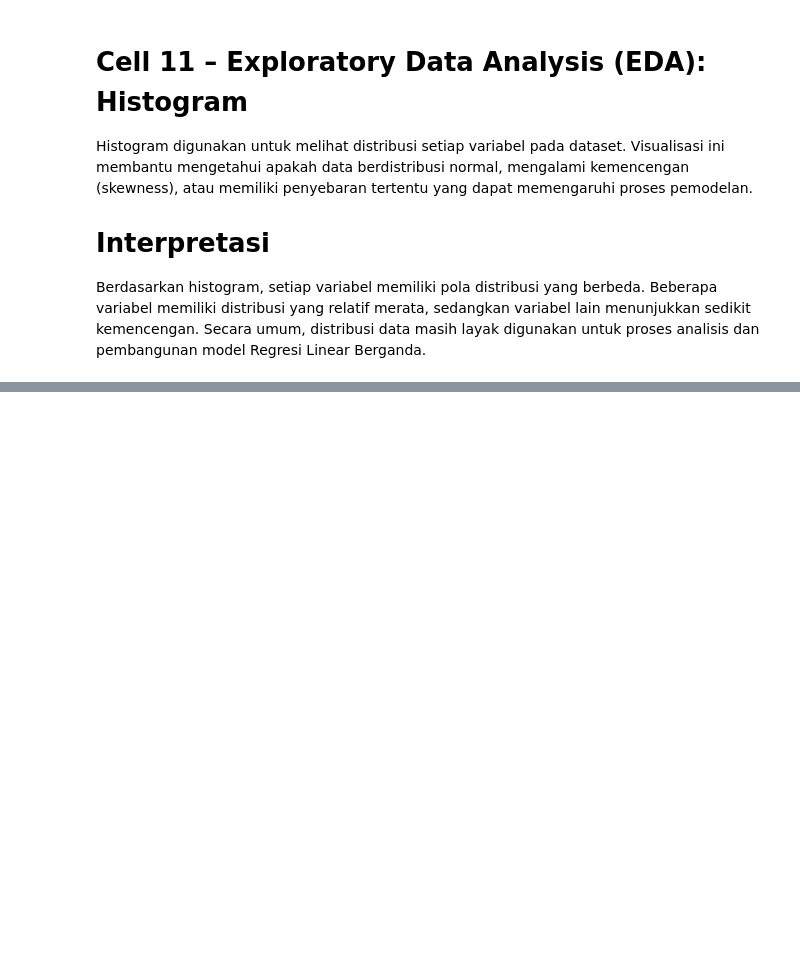
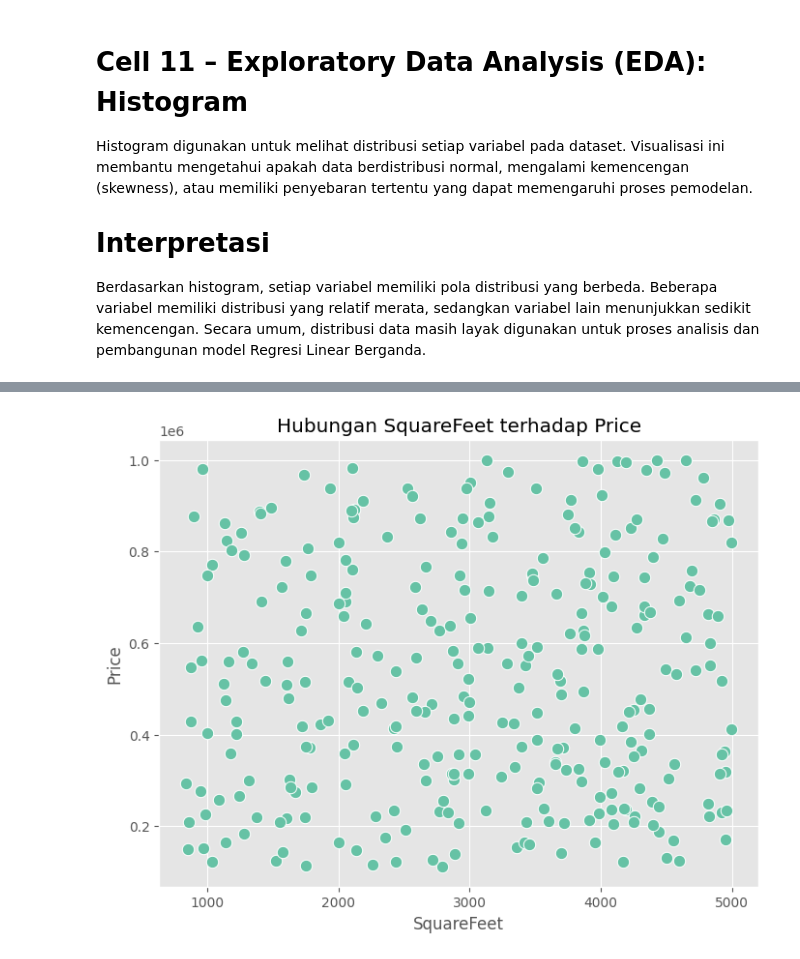
Before and after one commit to winpsb/uas_windy, a Jupyter notebook: tugas-uas-windy-duan.ipynb, the cells around one changed output, grey strips where cells are left out. Cells and saved outputs as stored; diff of their text form; code cells hidden in the pictures; blank space fills up the shorter version.

```diff
--- a/tugas-uas-windy-duan.ipynb
+++ b/tugas-uas-windy-duan.ipynb
@@ -467,0 +533,22 @@ plt.show()
+# %%
+# ============================================================
+# SCATTER PLOT
+# ============================================================
+
+plt.figure(figsize=(8,6))
+
+sns.scatterplot(
+    data=df,
+    x="SquareFeet",
+    y="Price",
+    s=80
+)
+
+plt.title("Hubungan SquareFeet terhadap Price")
+
+plt.xlabel("SquareFeet")
+plt.ylabel("Price")
+
+plt.show()
+# %% [output]
+[figure, added]
```
Also changed, not shown: parts of 14 cells of this notebook.
